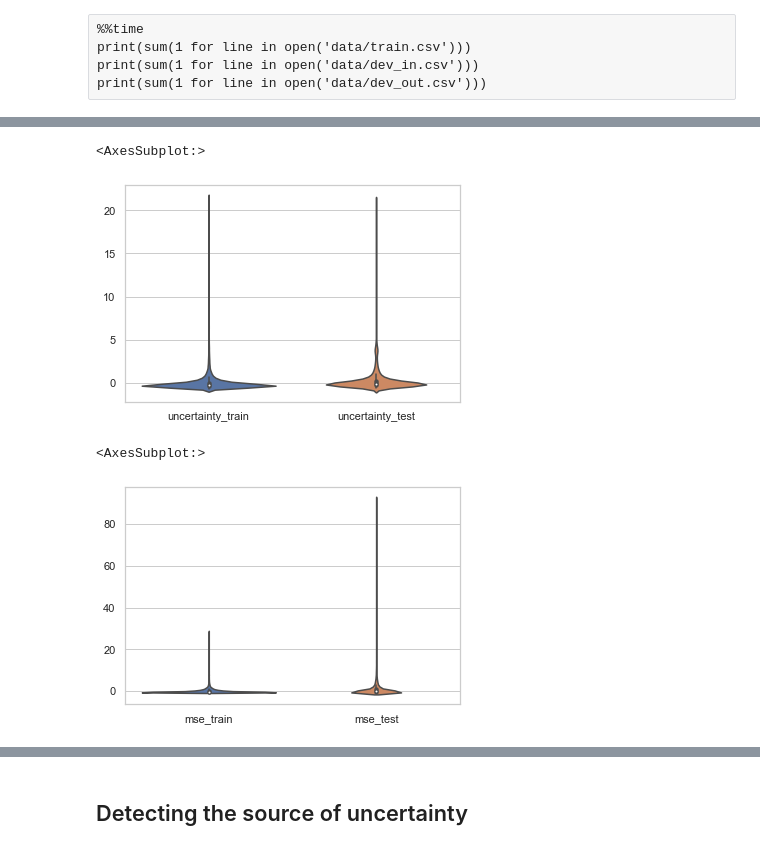
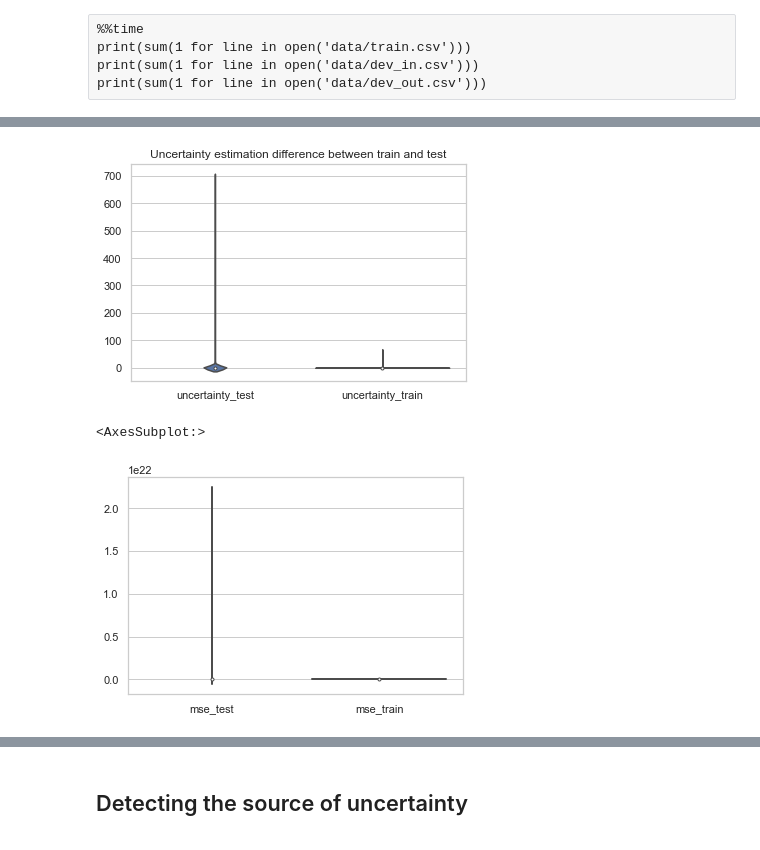
Before and after one commit to cmougan/MonitoringUncertainty, a Jupyter notebook: xAIUncertainty.ipynb, the cells around one changed output, grey strips where cells are left out. Drawn from its saved outputs; the diff is of its cells as text; code cells hidden in the pictures.

```diff
--- a/xAIUncertainty.ipynb
+++ b/xAIUncertainty.ipynb
@@ -75,6 +76,7 @@ cols = [
     "fact_temperature",
     "fact_cwsm_class",
     "climate",
+    "cmc_timedelta_s",
 ]
 # %%
 X_tr = train.drop(columns=cols).fillna(-1)
@@ -102,11 +88,14 @@ X_tr
 standard_scaler = StandardScaler()
 
 # Scale the dataset
-# X_tr = standard_scaler.fit_transform(X_tr)
-# X_te = standard_scaler.transform(X_te)
+standard_scaler.fit(X_tr)
 
+X_tr = pd.DataFrame(standard_scaler.transform(X_tr), columns=X_tr.columns)
+X_te = pd.DataFrame(standard_scaler.transform(X_te), columns=X_te.columns)
 
 # Fit the regressor
-regressor = Boot(XGBRegressor(max_depth=5, n_estimators=50))
+# regressor = Boot(XGBRegressor(max_depth=5, n_estimators=50))
+regressor = Boot(LinearRegression())
+
 regressor.fit(X_tr, y_tr, n_boots=20)
 # %% [output]
@@ -126,3 +115,7 @@ values["mse_test"] = (predictions - y_te) ** 2
 
 
 d = pd.DataFrame(values)
+# %%
+d = d.reindex(sorted(d.columns), axis=1)
+
+d.describe()
@@ -137,12 +141,14 @@ sc.fit(d["mse_train"].values.reshape(-1, 1))
 d["mse_train"] = sc.transform(d["mse_train"].values.reshape(-1, 1))
 d["mse_test"] = sc.transform(d["mse_test"].values.reshape(-1, 1))
 # %%
+plt.figure()
 sns.violinplot(data=d.drop(columns=["mse_train", "mse_test"]))
+plt.title('Uncertainty estimation difference between train and test')
+plt.show()
 # %% [output]
-<AxesSubplot:>
-[figure, old version]
+[figure, new version]
 # %%
 sns.violinplot(data=d.drop(columns=["uncertainty_train", "uncertainty_test"]))
 # %% [output]
 <AxesSubplot:>
-[figure, old version]
+[figure, new version]
```
Also changed, not shown: parts of 11 cells of this notebook, 5 other files.
